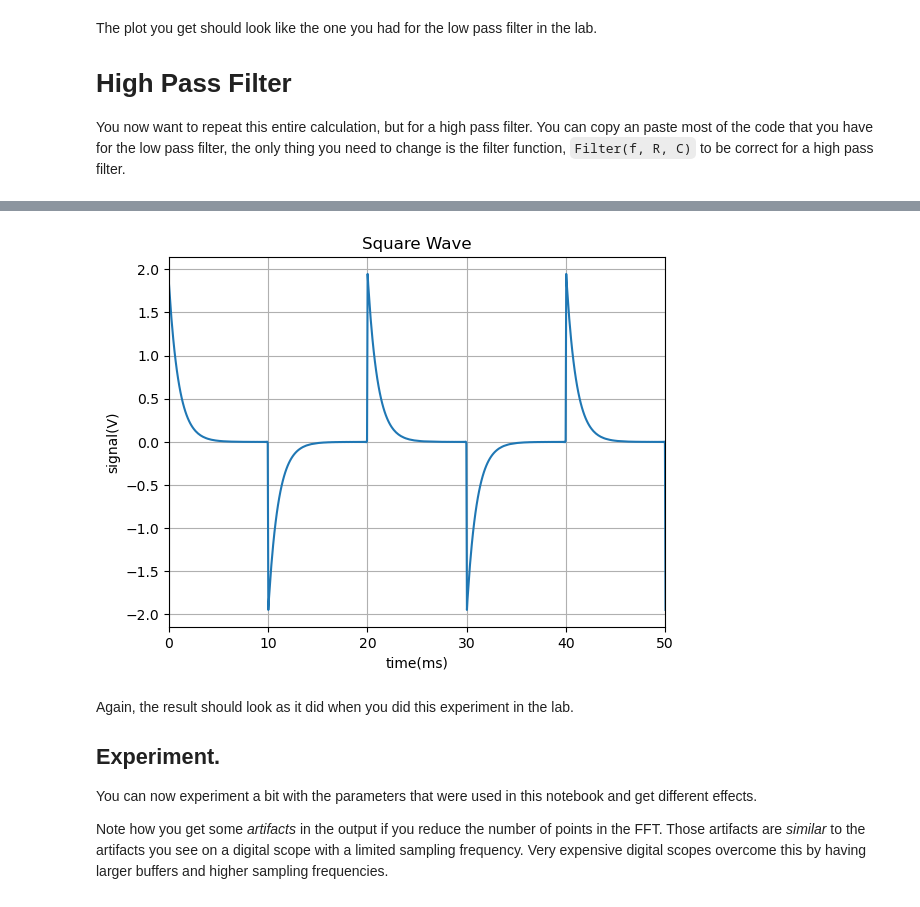
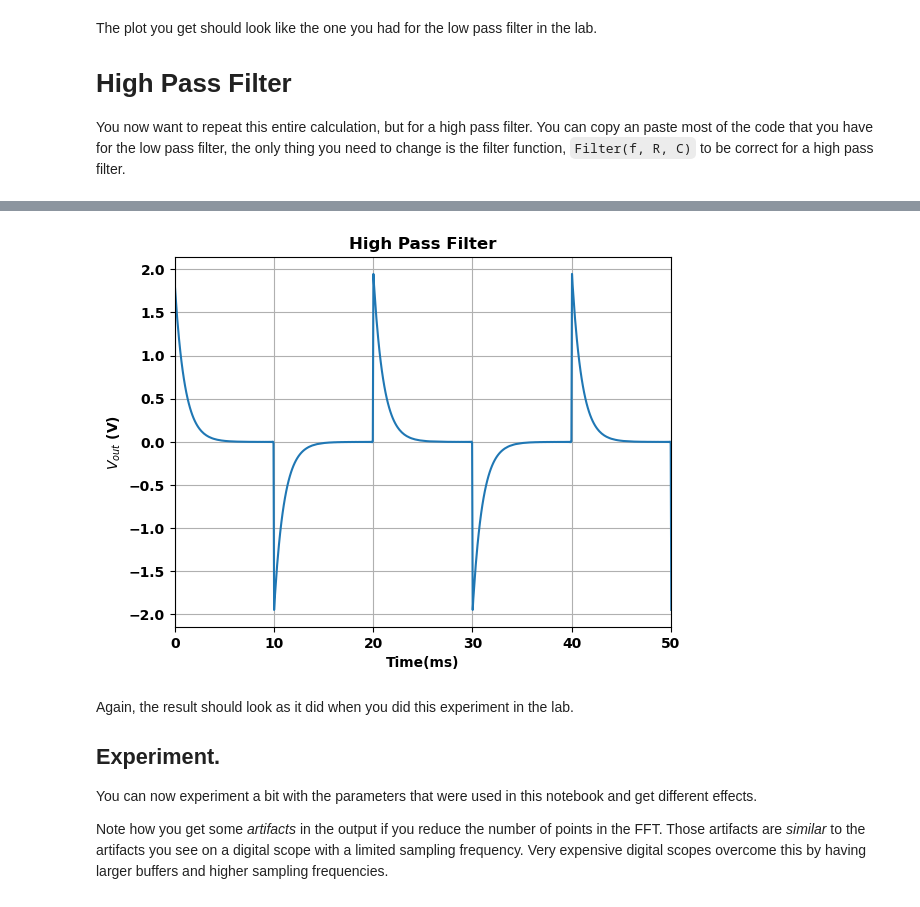
Before and after one commit to rainvm/College-Work, a Jupyter notebook: Physics/Experimental 1/Homework 4/RC_Filters_in_Python.ipynb, the cells around one changed output, grey strips where cells are left out. Drawn from its saved outputs; the diff is of its cells as text; code cells hidden in the pictures.

```diff
--- a/Physics/Experimental 1/Homework 4/RC_Filters_in_Python.ipynb
+++ b/Physics/Experimental 1/Homework 4/RC_Filters_in_Python.ipynb
@@ -312,22 +312,22 @@ plt.show()
 # %%
 # Put the code for doing the Fourier transform of a square wave, the filter step, and the
 # inverse Fourier transform here. Then add the code to plot the result.
 #
 # Points = 10
 #
 gain = Filter(freq, R, C)
 y_sq_fft_out = fourier * gain
 y_sq_out = ifft(y_sq_fft_out)
 plt.plot(1000*t, y_sq_out)             # Change the x-axis scale to ms by multiplying by 10^3
 ax = plt.gca()
 ax.set_xlim(0.,50.)               # Show only the first 50 ms of the signal
 plt.grid(True)
-plt.title("Square Wave")
-plt.xlabel("time(ms)",position=(0.95,1))
-plt.ylabel("signal(V)",position=(1,0.9))
+plt.title("High Pass Filter")
+plt.xlabel("Time(ms)",position=(0.95,1))
+plt.ylabel(r"$V_{out}$ (V)",position=(1,0.9))
 plt.show()
 # %% [output]
-[figure, old version]
+[figure, new version]
 # %% [markdown]
 Again, the result should look as it did when you did this experiment in the lab.
 
```
Also changed, not shown: parts of 8 cells of this notebook, 18 other files.
